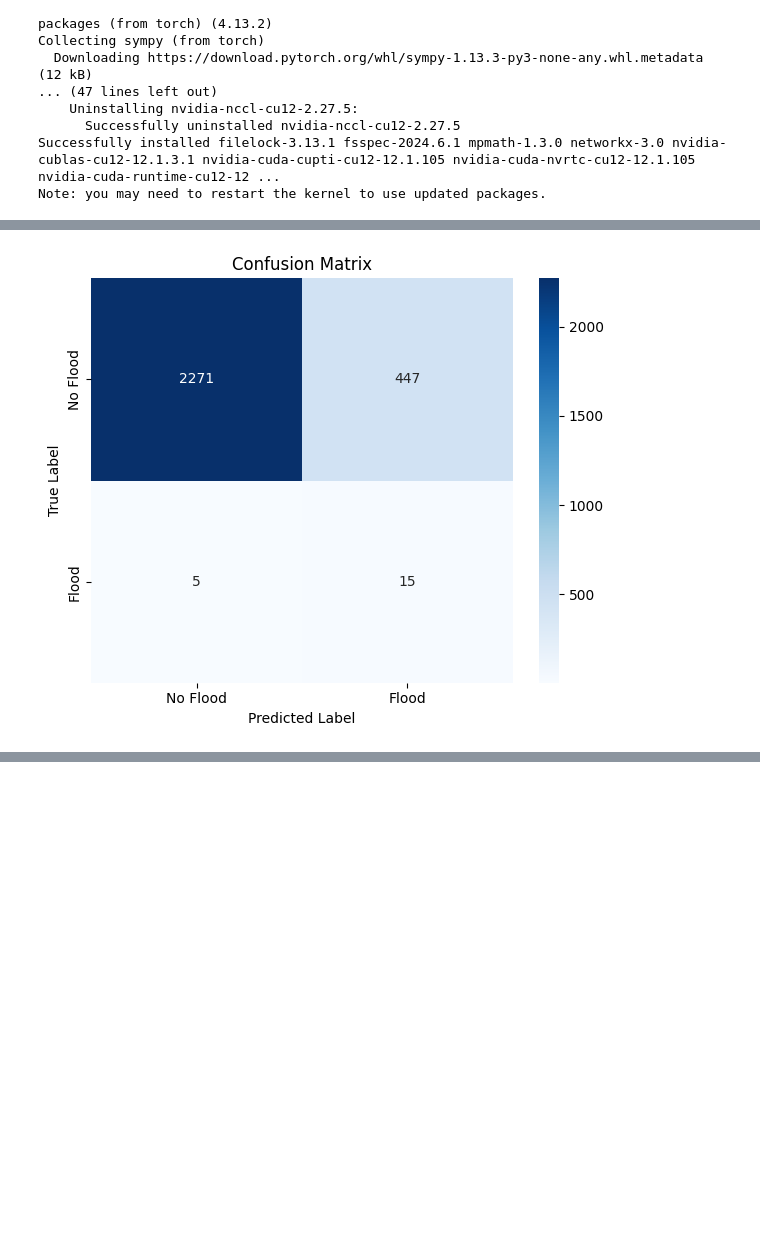
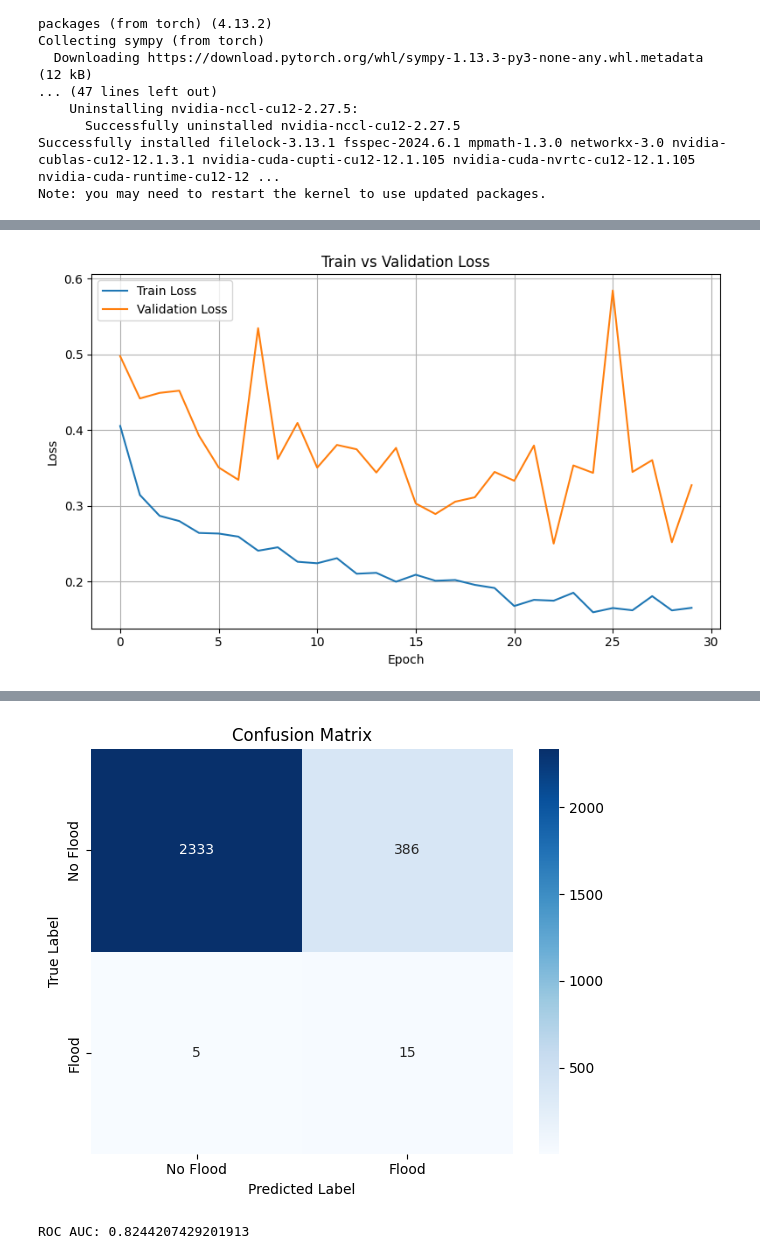
Before and after one commit to Kaos1105/flood-prediction, a Jupyter notebook: flood_model.ipynb, the cells around one changed output, grey strips where cells are left out. Cells and saved outputs as stored; diff of their text form; code cells hidden in the pictures; blank space fills up the shorter version.

Commit message:
stable model for MLP and XGB

```diff
--- a/flood_model.ipynb
+++ b/flood_model.ipynb
@@ -41,7 +41,7 @@ CUSTOM_THRESHOLD = 0.25  # custom threshold for classification
 # ----------------------------
 # 1. Load Data
 # ----------------------------
-df = pd.read_csv("dataset/flood_features.csv", parse_dates=["date"],
+df = pd.read_csv("dataset/Flood_Features.csv", parse_dates=["date"],
                  date_parser=lambda x: pd.to_datetime(x, format="%m/%d/%Y"))
 
 df.drop(columns=[".geo", "system:index"], inplace=True)  # drop index column if exists
@@ -50,6 +50,8 @@ flood_dates = pd.read_csv("flood_ground_truth.csv", parse_dates=["Flood Date"])
 # Add flood label (binary)
 df["is_flood"] = df["date"].isin(flood_dates["Flood Date"]).astype(int)
 
+# Drop rows with date before 2000-01-01 due to missing moitsture data
+df = df[df["date"] >= "2000-01-01"]
 # Sort by time to maintain chronological order
 df = df.sort_values("date").reset_index(drop=True)
 
@@ -60,6 +62,8 @@ df = df.sort_values("date").reset_index(drop=True)
 # Define base features (original, non-lagged)
 base_features = [
     "rainfall_3day_cumulative_mm",
+    "rainfall_5day_cumulative_mm",
+    "rainfall_7day_cumulative_mm",
     "rainfall_max_mm",
     "rainfall_mean_mm",
     "rainfall_std_mm",
@@ -71,6 +75,7 @@ base_features = [
 # Replace 0 with NaN (only if 0 indicates missing)
 for col in base_features:
     df[col] = df[col].replace(0, np.nan)
+    df[col] = df[col].replace(-9999, np.nan)
 
 # Create 'day-of-year' for seasonal imputation
 df['doy'] = df['date'].dt.dayofyear
@@ -79,9 +84,7 @@ df['doy'] = df['date'].dt.dayofyear
 for col in base_features:
     seasonal_avg = df.groupby('doy')[col].transform('mean')
     df[col] = df[col].fillna(seasonal_avg)
-# Feature engineering: create cumulative rainfall features
-df["rainfall_5day_cumulative_mm"] = df["rainfall_mean_mm"].rolling(5).sum()
-df["rainfall_7day_cumulative_mm"] = df["rainfall_mean_mm"].rolling(7).sum()
+
 # Drop the helper column
 df.drop(columns=['doy'], inplace=True)
 
@@ -94,7 +97,9 @@ for lag in range(1, WINDOW_SIZE + 1):
 
 # Drop initial rows that have NaNs due to lagging
 df = df.dropna().reset_index(drop=True)
-
+# Print the shape of the DataFrame after preprocessing
+print(f"DataFrame shape after preprocessing: {df.shape}")
+df.to_csv("preprocess_features.csv", index=False)
 # ----------------------------
 # 4. Prepare Train/Test Sets (Chronological Split)
 # ----------------------------
@@ -103,7 +108,7 @@ train_df = df.iloc[:split_index]
 test_df = df.iloc[split_index:]
 
 # X: use only lag features
-X_train = train_df.drop(columns=["date", "is_flood", "rainfall_5day_cumulative_mm", "rainfall_7day_cumulative_mm"] + base_features)
-X_test = test_df.drop(columns=["date", "is_flood", "rainfall_5day_cumulative_mm", "rainfall_7day_cumulative_mm"] + base_features)
+X_train = train_df.drop(columns=["date", "is_flood"] + base_features)
+X_test = test_df.drop(columns=["date", "is_flood"] + base_features)
 y_train = train_df["is_flood"]
 y_test = test_df["is_flood"]
@@ -220,6 +226,7 @@ Note: you may need to restart the kernel to use updated packages.
 import torch
 import torch.nn as nn
 import torch.optim as optim
+import matplotlib.pyplot as plt
 from torch.utils.data import DataLoader, TensorDataset
 
 # Check CUDA (optional)
@@ -289,6 +296,9 @@ optimizer = optim.Adam(model.parameters(), lr=0.001)
 # 4. Training loop
 # -----------------------------------------
 num_epochs = 30
+train_losses = []
+val_losses = []
+
 for epoch in range(num_epochs):
     model.train()
     running_loss = 0.0
@@ -301,24 +311,53 @@ for epoch in range(num_epochs):
         running_loss += loss.item()
 
     print(f"Epoch [{epoch+1}/{num_epochs}], Loss: {running_loss / len(train_loader):.4f}")
+    avg_train_loss = running_loss / len(train_loader)
+    train_losses.append(avg_train_loss)
+
+    model.eval()
+    val_running_loss = 0.0
+    with torch.no_grad():
+        for val_inputs, val_targets in test_loader:
+            val_outputs = model(val_inputs)
+            val_loss = criterion(val_outputs, val_targets)
+            val_running_loss += val_loss.item()
+    avg_val_loss = val_running_loss / len(test_loader)
+    val_losses.append(avg_val_loss)
 
 # -----------------------------------------
 # 5. Evaluation
 # -----------------------------------------
-model.eval()
-with torch.no_grad():
-    logits = model(X_test_tensor)                      # raw outputs
-    probs = torch.sigmoid(logits).numpy().flatten()    # convert to [0,1] range
+def plot_learning(train_losses, val_losses, model):
+    plt.figure(figsize=(8, 5))
+    plt.plot(train_losses, label='Train Loss')
+    plt.plot(val_losses, label='Validation Loss')
+    plt.xlabel('Epoch')
+    plt.ylabel('Loss')
+    plt.title('Train vs Validation Loss')
+    plt.legend()
+    plt.grid(True)
+    plt.tight_layout()
+    plt.show()
+    model.eval()
 
-# ✅ Use custom threshold
-y_pred = (probs > CUSTOM_THRESHOLD).astype(int)
+plot_learning(train_losses, val_losses, model)
 
-y_true = y_test_tensor.numpy().flatten()
+def evaluate_model(model, X_test_tensor, y_test_tensor):
+    with torch.no_grad():
+        logits = model(X_test_tensor)                      # raw outputs
+        probs = torch.sigmoid(logits).numpy().flatten()    # convert to [0,1] range
 
-# Metrics
-print(classification_report(y_true, y_pred, target_names=["No Flood", "Flood"]))
-confusion_matrix_report(y_test, y_pred)
-print("ROC AUC:", roc_auc_score(y_true, probs))
+    # ✅ Use custom threshold
+    y_pred = (probs > CUSTOM_THRESHOLD).astype(int)
+
+    y_true = y_test_tensor.numpy().flatten()
+
+    # Metrics
+    print(classification_report(y_true, y_pred, target_names=["No Flood", "Flood"]))
+    confusion_matrix_report(y_test, y_pred)
+    print("ROC AUC:", roc_auc_score(y_true, probs))
+
+evaluate_model(model, X_test_tensor, y_test_tensor)
 # %% [output]
 CUDA available: True
 CUDA device: NVIDIA GeForce RTX 3060 Laptop GPU
@@ -340 +379 @@ weighted avg       0.99      0.83      0.90      2738
-[figure, old version]
+[figure, new version]
@@ -341,0 +388,2 @@ ROC AUC: 0.810430463576159
+[figure, added]
+ROC AUC: 0.8244207429201913
```
Also changed, not shown: parts of 3 cells of this notebook, 9 other files.
